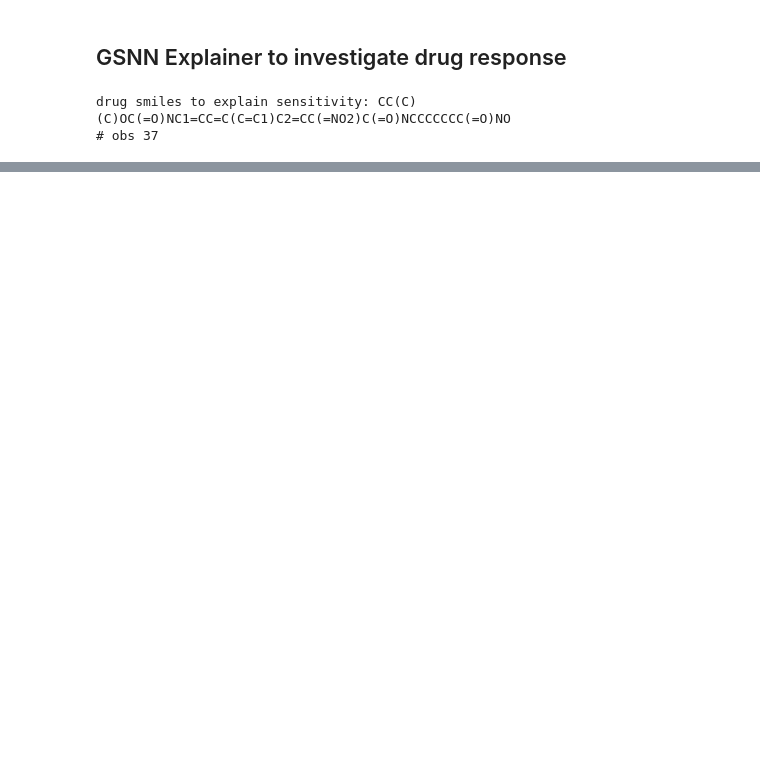
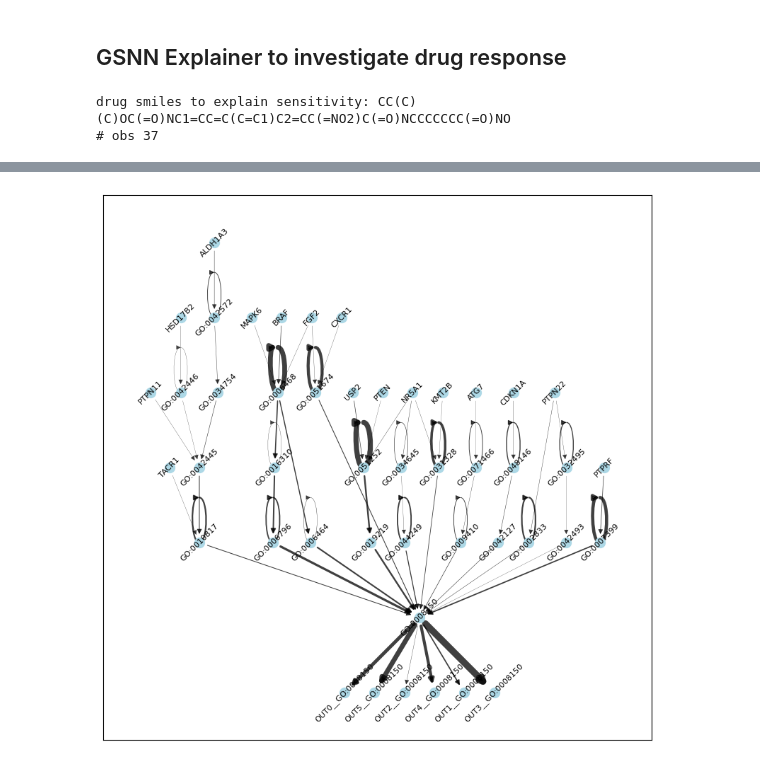
Before and after one commit to nathanieljevans/GSNN, a Jupyter notebook: docs/tutorials/09_drugcell_implementation.ipynb, the cells around one changed output, grey strips where cells are left out. Cells and saved outputs as stored; diff of their text form; code cells hidden in the pictures; blank space fills up the shorter version.

```diff
--- a/docs/tutorials/09_drugcell_implementation.ipynb
+++ b/docs/tutorials/09_drugcell_implementation.ipynb
@@ -404,0 +452,8 @@ plt.show()
+# %%
+explainer = NoiseTunnel(ContrastiveIGExplainer(
+                                wrapper(model.eval(), x_cell.shape[1]), data, n_steps=50),
+                        n_samples=50, noise_std=0.1)
+
+ig_res = explainer.explain(x1, x2, target_idx=0)
+ig_res = ig_res.sort_values('score', ascending=False)
+ig_res.head()
@@ -404,0 +467,5 @@ plt.show()
+# %%
+# For the mutations that are most implicated to explain the difference in drug sensitivity, let's confirm that the mutations are indeed different
+for g in ig_res[lambda x: x.source.isin(input_nodes)].head(10).source.values:
+    mut_ix = gene2ind[1].values.tolist().index(g)
+    print(f'Gene: {g} >> x1_cell[mut_ix]: {x1_cell[mut_ix]}, x2_cell[mut_ix]: {x2_cell[mut_ix]}')
@@ -404,0 +483,33 @@ plt.show()
+# %%
+G = nx.from_pandas_edgelist(ig_res[lambda x: x.score > 0.002], source='source', target='target', edge_attr='score', create_using=nx.DiGraph)
+
+# TO make the graph more readable...
+# subset to only nodes that are ancestors or descendants of GO:0008150 (biological_process) AND descendent of a gene node
+n = nx.ancestors(G, 'GO:0008150').union(nx.descendants(G, 'GO:0008150')).union(set(['GO:0008150']))
+n2 = set()
+for g in input_nodes:
+    if g in G:
+        n2.update(nx.descendants(G, g))
+        n2.update(set([g]))
+n = n.intersection(n2)
+
+G = G.subgraph(n).copy()
+
+# use heiarchichal "dot" layout
+H = nx.convert_node_labels_to_integers(G, label_attribute="node_label")
+H_layout = nx.nx_pydot.pydot_layout(H, prog="dot")
+pos = {H.nodes[n]["node_label"]: p for n, p in H_layout.items()}
+
+edge_widths = [G.edges[e]['score'] * 100 for e in G.edges]
+
+plt.figure(figsize=(10,10))
+nx.draw_networkx_edges(G, pos, alpha=0.75, width=edge_widths)
+nx.draw_networkx_nodes(G, pos, node_size=100, node_color='lightblue')
+nl = nx.draw_networkx_labels(G, pos, font_size=8, )
+
+for _, label in nl.items():
+    label.set_rotation(45) # Rotate labels by 45 degrees
+
+plt.show()
+# %% [output]
+[figure, added]
```
Also changed, not shown: parts of 15 cells of this notebook, 14 other files.
